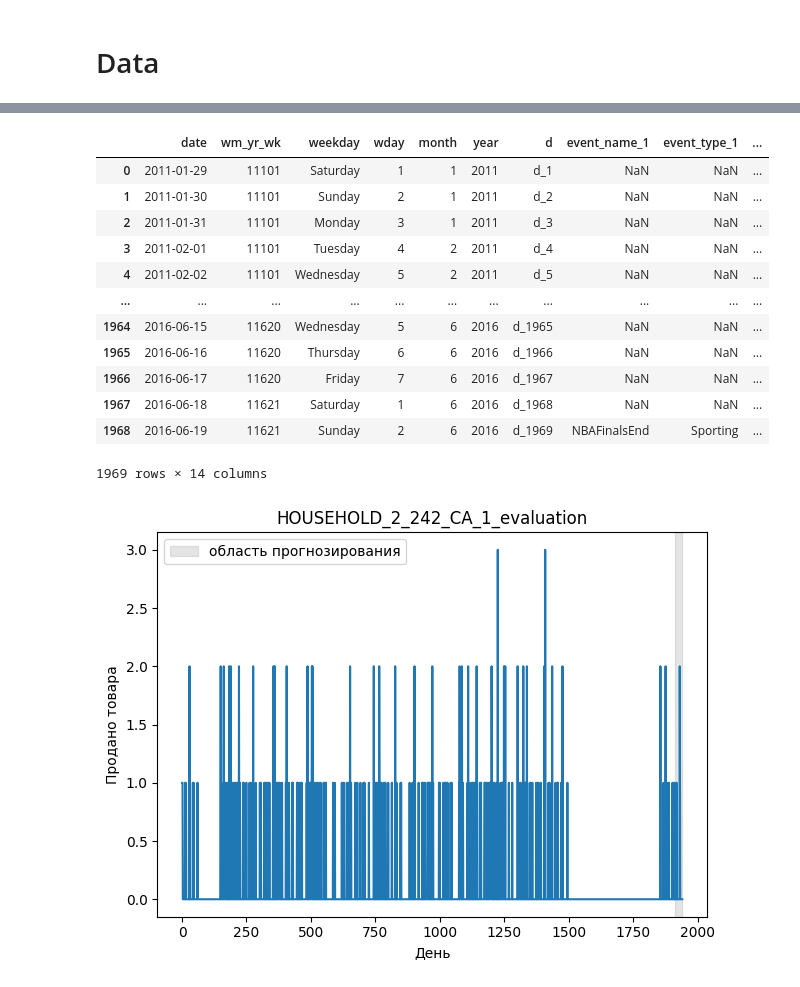
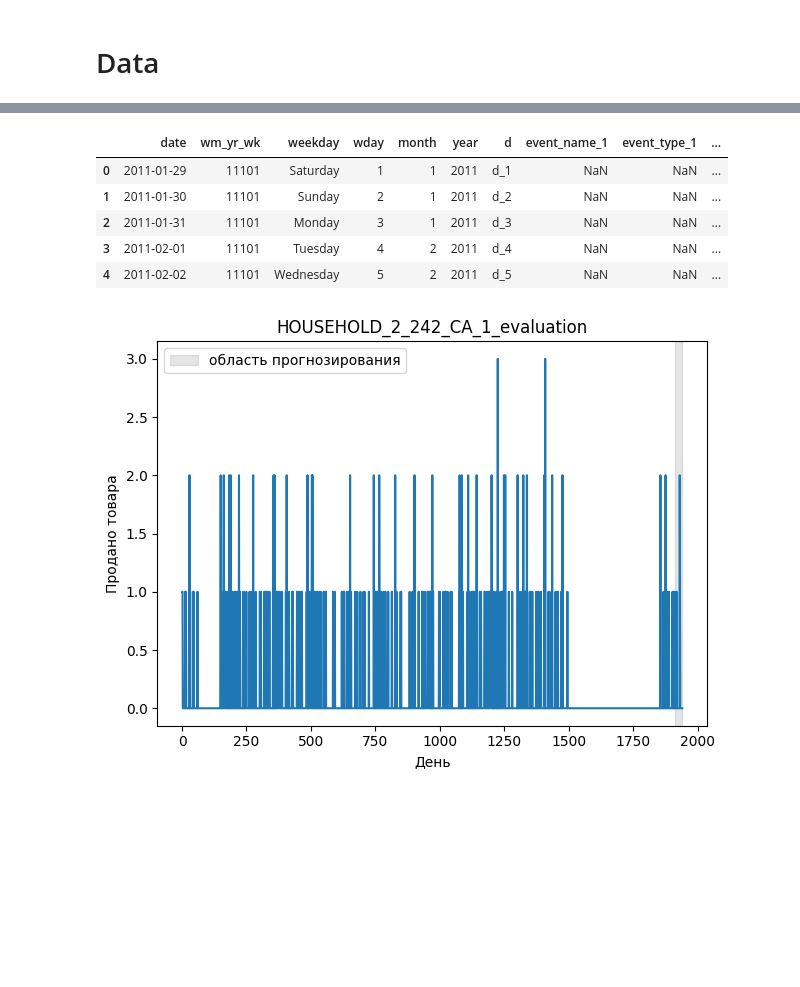
Before and after one commit to senyasenior/Ensembles_of_Quantile_forecasts, a Jupyter notebook: notebooks/nb.ipynb, the cells around one changed output, grey strips where cells are left out. Cells and saved outputs as stored; diff of their text form; code cells hidden in the pictures; blank space fills up the shorter version.

```diff
--- a/notebooks/nb.ipynb
+++ b/notebooks/nb.ipynb
@@ -103,18 +167,11 @@ display(passengers_df.head())
 # %%
 calendar = pd.read_csv("D:\quantile_regression\m5-forecasting-uncertainty\data\calendar.csv")
-calendar
+calendar.head()
 # %% [output]
 |  | date | wm_yr_wk | weekday | wday | month | year | d | event_name_1 | event_type_1 | ... |
 | 0 | 2011-01-29 | 11101 | Saturday | 1 | 1 | 2011 | d_1 | NaN | NaN | ... |
 | 1 | 2011-01-30 | 11101 | Sunday | 2 | 1 | 2011 | d_2 | NaN | NaN | ... |
 | 2 | 2011-01-31 | 11101 | Monday | 3 | 1 | 2011 | d_3 | NaN | NaN | ... |
 | 3 | 2011-02-01 | 11101 | Tuesday | 4 | 2 | 2011 | d_4 | NaN | NaN | ... |
 | 4 | 2011-02-02 | 11101 | Wednesday | 5 | 2 | 2011 | d_5 | NaN | NaN | ... |
-| ... | ... | ... | ... | ... | ... | ... | ... | ... | ... | ... |
-| 1964 | 2016-06-15 | 11620 | Wednesday | 5 | 6 | 2016 | d_1965 | NaN | NaN | ... |
-| 1965 | 2016-06-16 | 11620 | Thursday | 6 | 6 | 2016 | d_1966 | NaN | NaN | ... |
-| 1966 | 2016-06-17 | 11620 | Friday | 7 | 6 | 2016 | d_1967 | NaN | NaN | ... |
-| 1967 | 2016-06-18 | 11621 | Saturday | 1 | 6 | 2016 | d_1968 | NaN | NaN | ... |
-| 1968 | 2016-06-19 | 11621 | Sunday | 2 | 6 | 2016 | d_1969 | NBAFinalsEnd | Sporting | ... |
-1969 rows × 14 columns
 # %%
```
Also changed, not shown: parts of 18 cells of this notebook, 4 other files.
